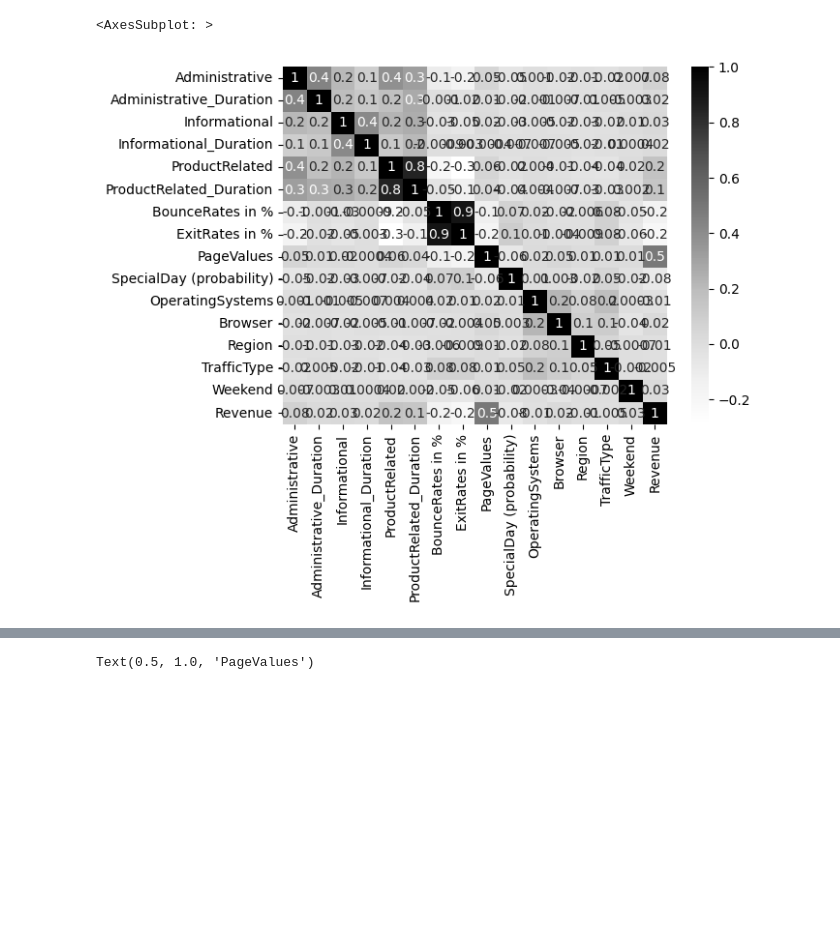
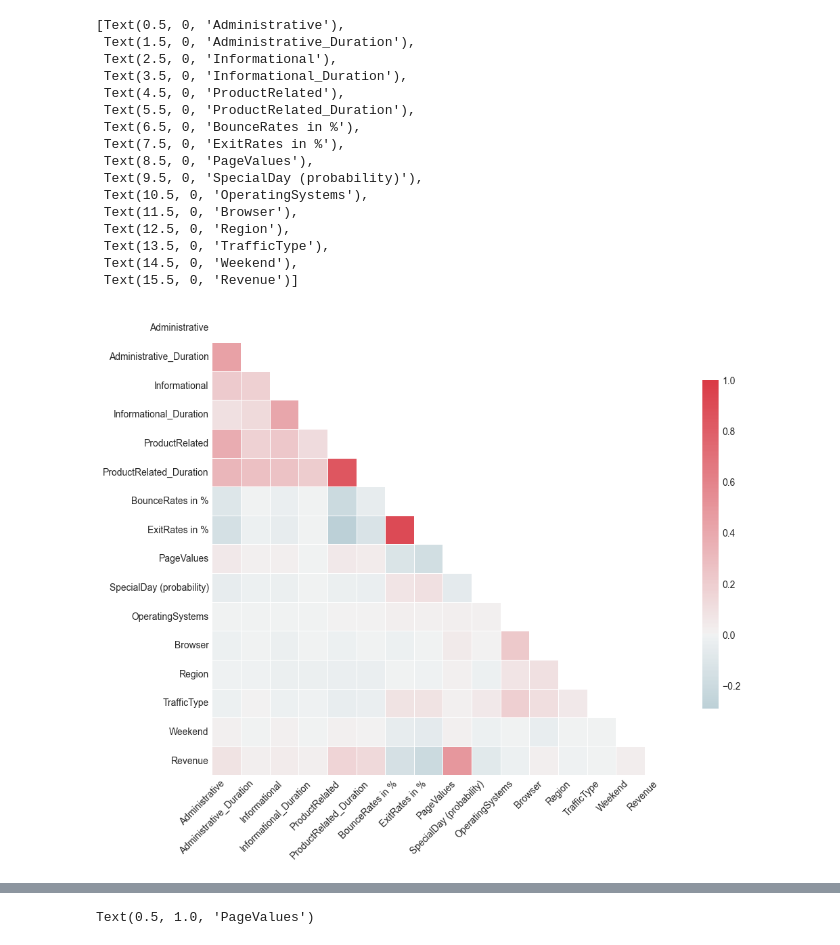
Before and after one commit to Sarvesh-Kesharwani/HouseDataPrediction_kaggle, a Jupyter notebook: Ecommerce_Project/Online_Shoppers _Intentions.ipynb, the cells around one changed output, grey strips where cells are left out. Cells and saved outputs as stored; diff of their text form; code cells hidden in the pictures; blank space fills up the shorter version.

```diff
--- a/Ecommerce_Project/Online_Shoppers _Intentions.ipynb
+++ b/Ecommerce_Project/Online_Shoppers _Intentions.ipynb
@@ -197,5 +289,54 @@ sns.catplot(x="VisitorType", y="ExitRates in %",
-# %%
-sns.heatmap(data.corr(),annot=True,fmt='.1g',cmap='Greys')
-# %% [output]
-<AxesSubplot: >
-[figure, removed]
+# %%
+# # ! pip install missingno
+# import missingno as msno
+# print("Missingno Version : {}".format(msno.__version__))
+# msno.heatmap(data[:3], figsize=(10,5), fontsize=12)
+# # msno.bar(data.corr(), color="dodgerblue", sort="ascending", figsize=(10,5), fontsize=12)
+# ---------------------------------------------------------------------------------------------missingno.heatmap() didn't work
+
+# Generate a mask for the upper triangle
+import numpy as np
+mask = np.zeros_like(data.corr(), dtype=np.bool)
+# display(data.corr())
+mask[np.triu_indices_from(mask)] = True
+
+# applying one more mask to hide those corr() cells from corr_matrix for which value is <0.75
+corr_matrix = data.corr()
+corr_matrix = corr_matrix >=  0.75
+# display(corr_matrix)
+
+# Set up the matplotlib figure
+from matplotlib import pyplot as plt
+f, ax = plt.subplots(figsize=(11, 9))
+
+# Generate a custom diverging colormap
+cmap = sns.diverging_palette(220, 10, as_cmap=True)
+#cmap = sns.diverging_palette(20, 220, n=400)
+
+# plotting the corr_matrix
+import seaborn as sns
+ax = sns.heatmap(data.corr(), mask=mask, cmap=cmap, vmax=1, center=0,
+            square=True, linewidths=.5, cbar_kws={"shrink": .7})
+ax.set_xticklabels(
+    ax.get_xticklabels(),
+    rotation=45,
+    horizontalalignment='right'
+)
+# %% [output]
+[Text(0.5, 0, 'Administrative'),
+ Text(1.5, 0, 'Administrative_Duration'),
+ Text(2.5, 0, 'Informational'),
+ Text(3.5, 0, 'Informational_Duration'),
+ Text(4.5, 0, 'ProductRelated'),
+ Text(5.5, 0, 'ProductRelated_Duration'),
+ Text(6.5, 0, 'BounceRates in %'),
+ Text(7.5, 0, 'ExitRates in %'),
+ Text(8.5, 0, 'PageValues'),
+ Text(9.5, 0, 'SpecialDay (probability)'),
+ Text(10.5, 0, 'OperatingSystems'),
+ Text(11.5, 0, 'Browser'),
+ Text(12.5, 0, 'Region'),
+ Text(13.5, 0, 'TrafficType'),
+ Text(14.5, 0, 'Weekend'),
+ Text(15.5, 0, 'Revenue')]
+[figure, added]
```
Also changed, not shown: parts of 42 cells of this notebook, 6 other files.
